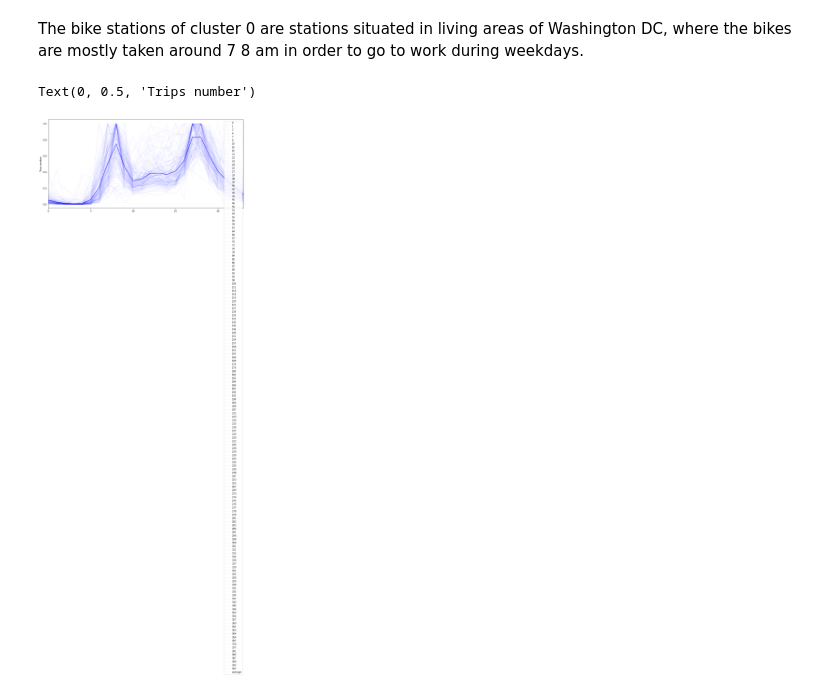
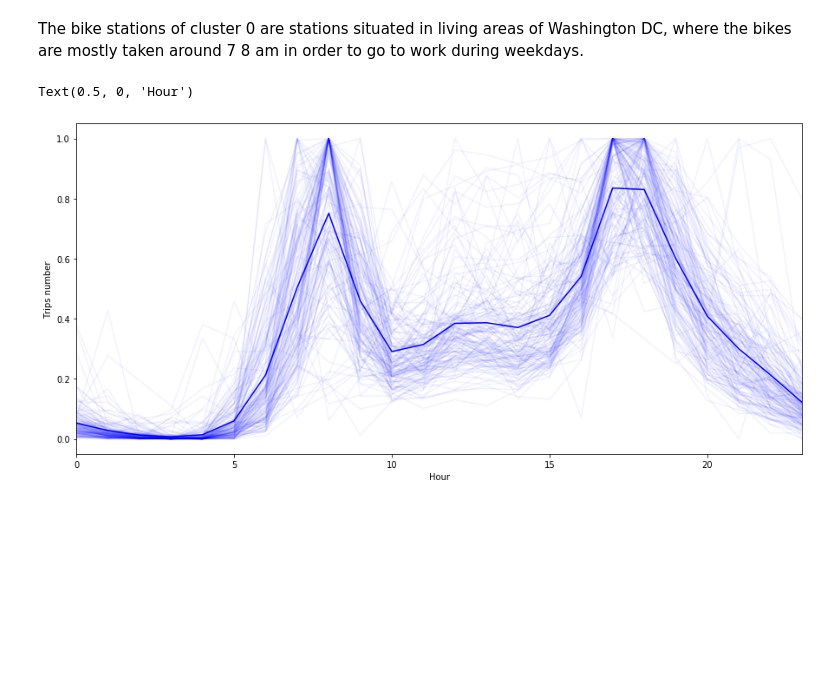
Before and after one commit to laurent-guerguy/Project-6-Bikesharing-Hourly-Usage-and-Stations-Clustering, a Jupyter notebook: project/Data Analysis - Clustering - Time Series.ipynb, the cells around one changed output. Cells and saved outputs as stored; diff of their text form; code cells hidden in the pictures; blank space fills up the shorter version.

```diff
--- a/project/Data Analysis - Clustering - Time Series.ipynb
+++ b/project/Data Analysis - Clustering - Time Series.ipynb
@@ -433,12 +435,14 @@ trips_station_normal_cluster1['average'] = trips_station_normal_cluster1.mean(nu
 # %%
 # Plot all the normalised curves for cluster 0 and the average
 fig, ax = plt.subplots(figsize=(15,7))
 trips_station_normal_cluster1.plot(ax=ax,color='blue', alpha=0.05)
 trips_station_normal_cluster1["average"].plot(ax=ax,color='blue', alpha=1)
+ax.get_legend().remove()
 plt.ylabel('Trips number')
+plt.xlabel('Hour')
 # %% [output]
-Text(0, 0.5, 'Trips number')
+Text(0.5, 0, 'Hour')
-[figure, old version]
+[figure, new version]
 # %%
 # Select the stations that are part of cluster 2 (i.e. that have index 24 = 2)
 trips_station_normal_cluster2 = trips_station_normal_cluster[trips_station_normal_cluster.columns[trips_station_normal_cluster.iloc[-1]==2.000000]]
```
Also changed, not shown: parts of 5 cells of this notebook, 8 other files.
